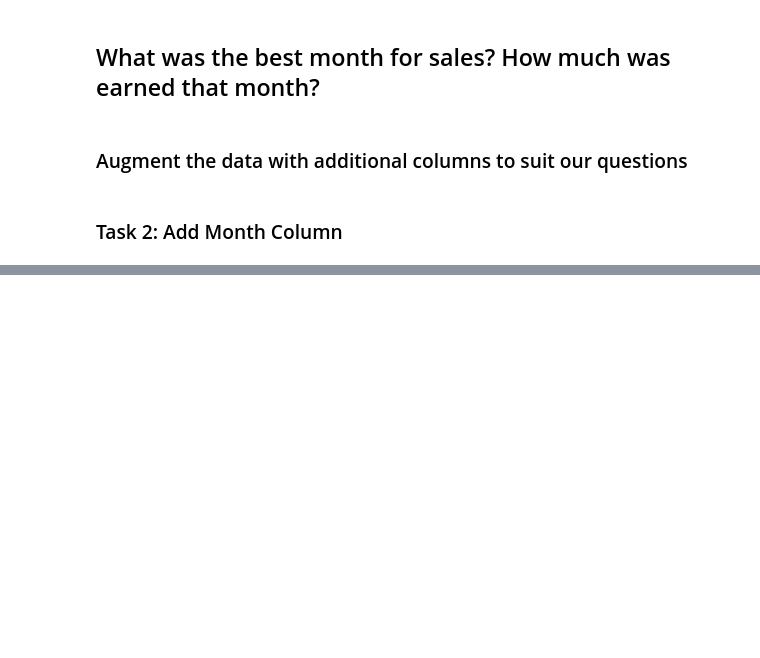
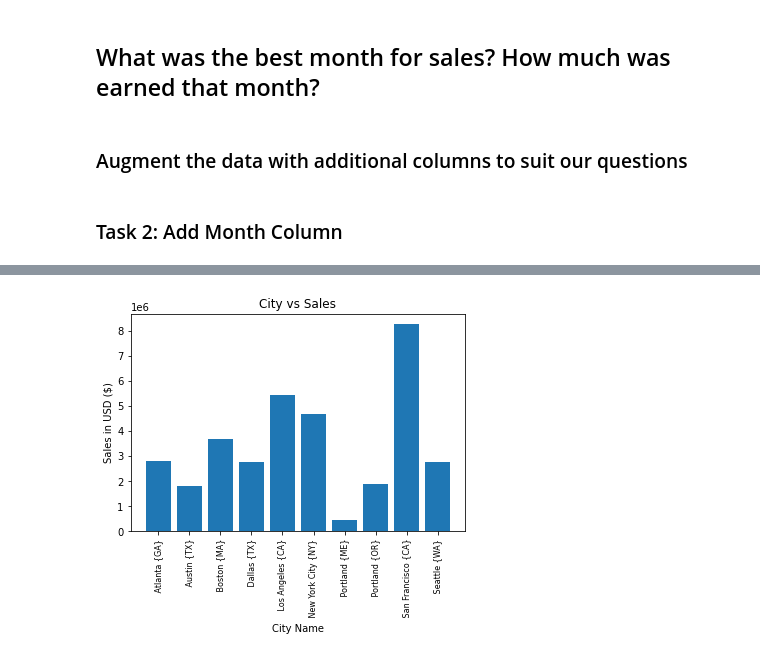
Before and after one commit to raduga256/pandas-for-datascience, a Jupyter notebook: sales_analysis.ipynb, the cells around one changed output, grey strips where cells are left out. Drawn from its saved outputs; the diff is of its cells as text; code cells hidden in the pictures; blank space fills up the shorter version.

```diff
--- a/sales_analysis.ipynb
+++ b/sales_analysis.ipynb
@@ -92,0 +159,3 @@ all_data.tail()
+# %%
+results2 = all_data.groupby(['City']).sum()
+results2
@@ -92,0 +175,15 @@ all_data.tail()
+# %%
+# we can visualise the above data
+import matplotlib.pyplot as plt
+
+#pick uniques values for city column in the same order as the city groupby results2
+cities = [city for city, df in all_data.groupby('City')]
+
+plt.bar(cities, results2['Sales'])
+plt.xticks(cities, rotation='vertical', size=8)
+plt.xlabel('City Name')
+plt.ylabel('Sales in USD ($)')
+plt.title('City vs Sales')
+plt.show()
+# %% [output]
+[figure, added]
```
Also changed, not shown: parts of 24 cells of this notebook.
